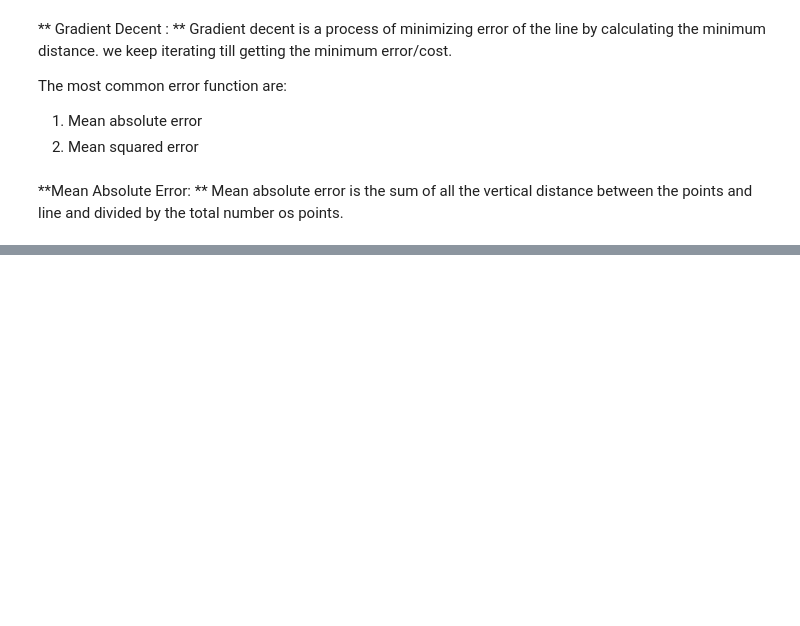
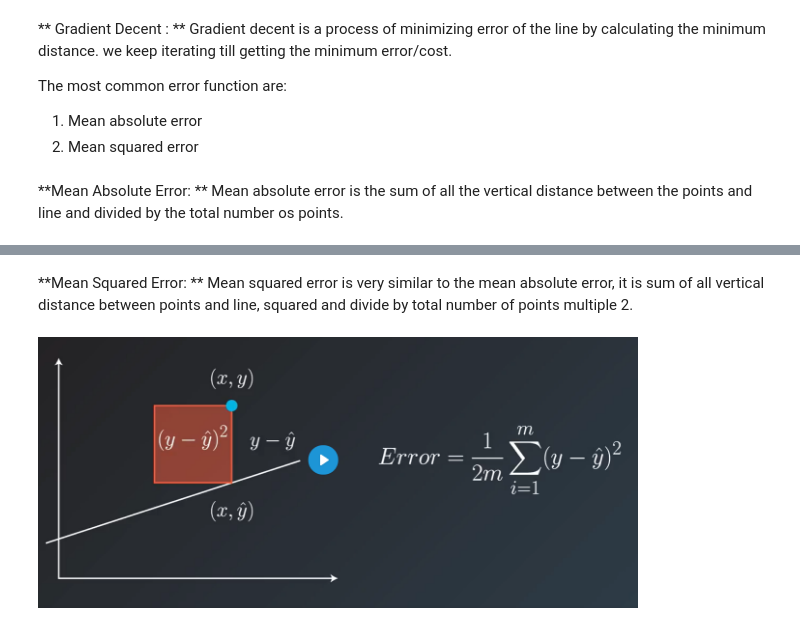
Before and after one commit to shohan4556/machine-learning-course-notes, a Jupyter notebook: Jupyter-Notebook/Linear Regression.ipynb, the cells around one changed output, grey strips where cells are left out. Cells and saved outputs as stored; diff of their text form; code cells hidden in the pictures; blank space fills up the shorter version.

Commit message:
mean squared error

```diff
--- a/Jupyter-Notebook/Linear Regression.ipynb
+++ b/Jupyter-Notebook/Linear Regression.ipynb
@@ -37,2 +37,9 @@ Image(filename='img/mean-absolute-error.png', width=400, height=300)
 # %% [output]
 [figure]
+# %% [markdown]
+**Mean Squared Error: ** Mean squared error is very similar to the mean absolute error,  it is sum of all vertical distance between points and line, squared and divide by total number of points multiple 2.
+# %%
+from IPython.display import Image
+Image(filename='img/mean-squared-error.png', width=600, height=500)
+# %% [output]
+[figure, added]
```
Also changed, not shown: parts of 1 cell of this notebook, 1 other file.
